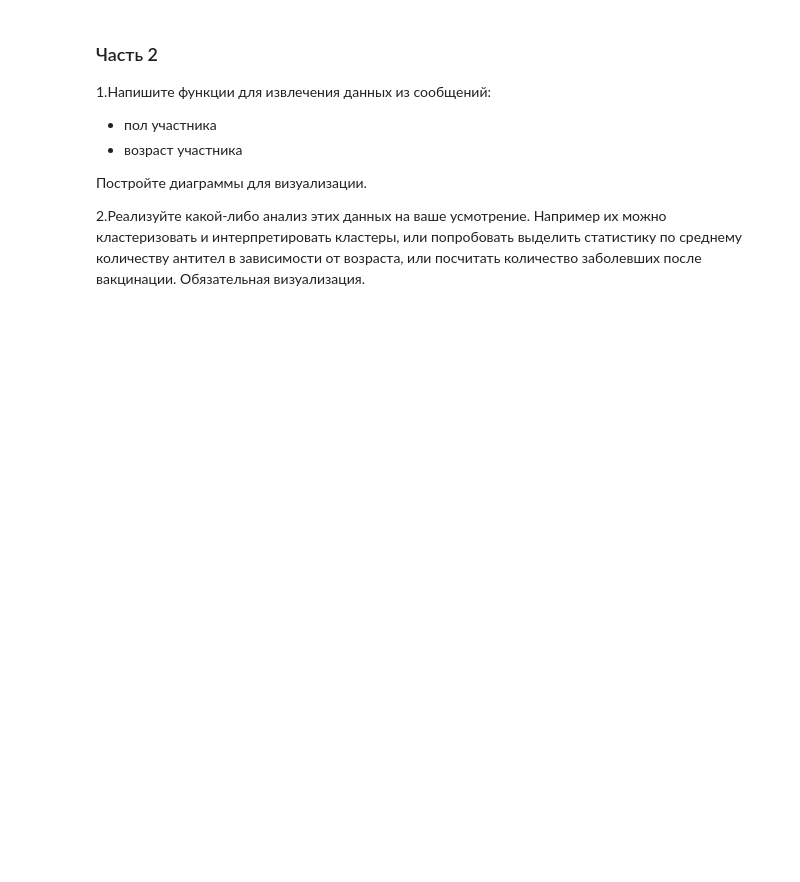
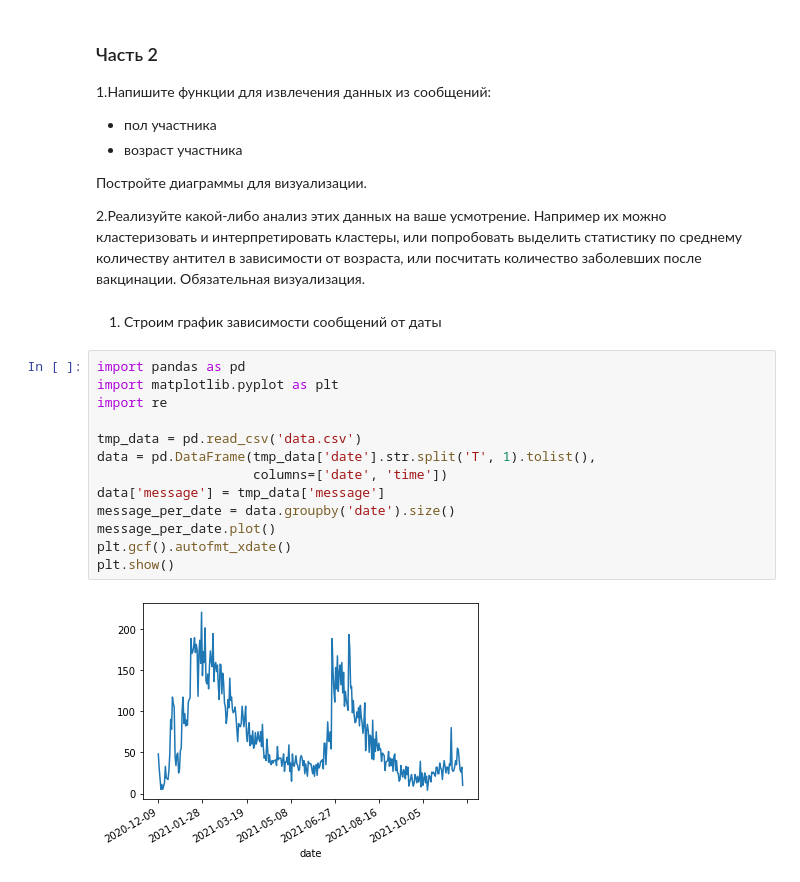
Before and after one commit to bogdanspbm/doc_classificator_homework, a Jupyter notebook: Task5/Task_5.ipynb, the cells around one changed output. Cells and saved outputs as stored; diff of their text form; blank space fills up the shorter version.

```diff
--- a/Task5/Task_5.ipynb
+++ b/Task5/Task_5.ipynb
@@ -10,3 +10,20 @@
    Постройте диаграммы для визуализации.
 
 2.Реализуйте какой-либо анализ этих данных на ваше усмотрение. Например их можно кластеризовать и интерпретировать кластеры, или попробовать выделить статистику по среднему количеству антител в зависимости от возраста, или посчитать количество заболевших после вакцинации. Обязательная визуализация.
+# %% [markdown]
+1. Строим график зависимости сообщений от даты
+# %%
+import pandas as pd
+import matplotlib.pyplot as plt
+import re
+
+tmp_data = pd.read_csv('data.csv')
+data = pd.DataFrame(tmp_data['date'].str.split('T', 1).tolist(),
+                    columns=['date', 'time'])
+data['message'] = tmp_data['message']
+message_per_date = data.groupby('date').size()
+message_per_date.plot()
+plt.gcf().autofmt_xdate()
+plt.show()
+# %% [output]
+[figure, added]
```
Also changed, not shown: parts of 8 cells of this notebook, 1 other file.
